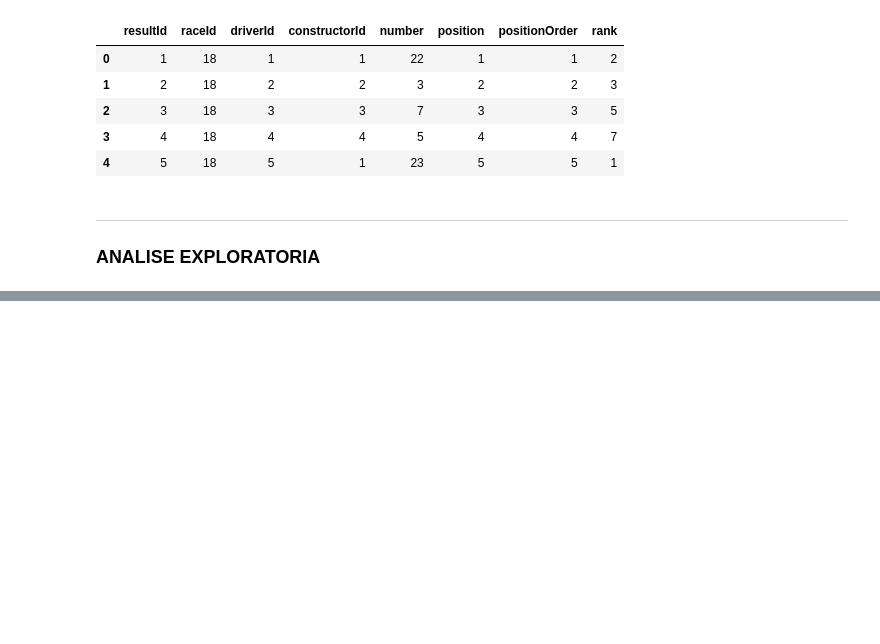
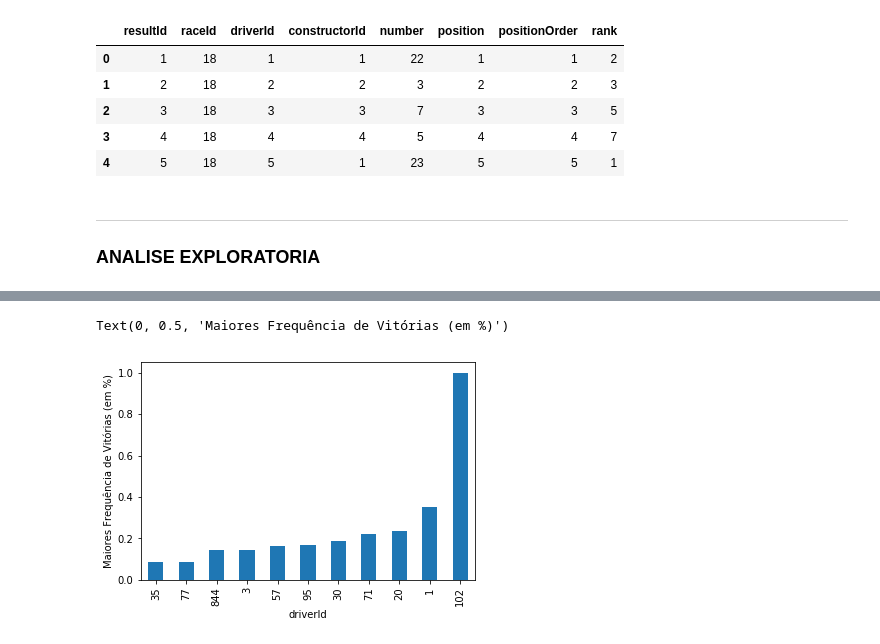
Before and after one commit to Amanda-Carmo/projeto2_cdados, a Jupyter notebook: Projeto 2 DADOS.ipynb, the cells around one changed output, grey strips where cells are left out. Cells and saved outputs as stored; diff of their text form; code cells hidden in the pictures; blank space fills up the shorter version.

```diff
--- a/Projeto 2 DADOS.ipynb
+++ b/Projeto 2 DADOS.ipynb
@@ -180,0 +224,5 @@ ___
+# %%
+corredor_taxa = pd.crosstab(dados_quali['driverId'],dados_quali['position'], normalize = "index" )
+# %%
+corredor_taxa_filtrado = corredor_taxa.sort_values(by=1).tail(11)
+corredor_taxa_filtrado.head()
@@ -180,0 +238,8 @@ ___
+# %%
+corredor_taxa_filtrado1 = corredor_taxa_filtrado.loc[:,[1]].head(11)
+# %%
+corredor_taxa_filtrado1.plot(kind='bar', legend=False)
+plt.ylabel("Maiores Frequência de Vitórias (em %)")
+# %% [output]
+Text(0, 0.5, 'Maiores Frequência de Vitórias (em %)')
+[figure, added]
```
Also changed, not shown: parts of 7 cells of this notebook.
